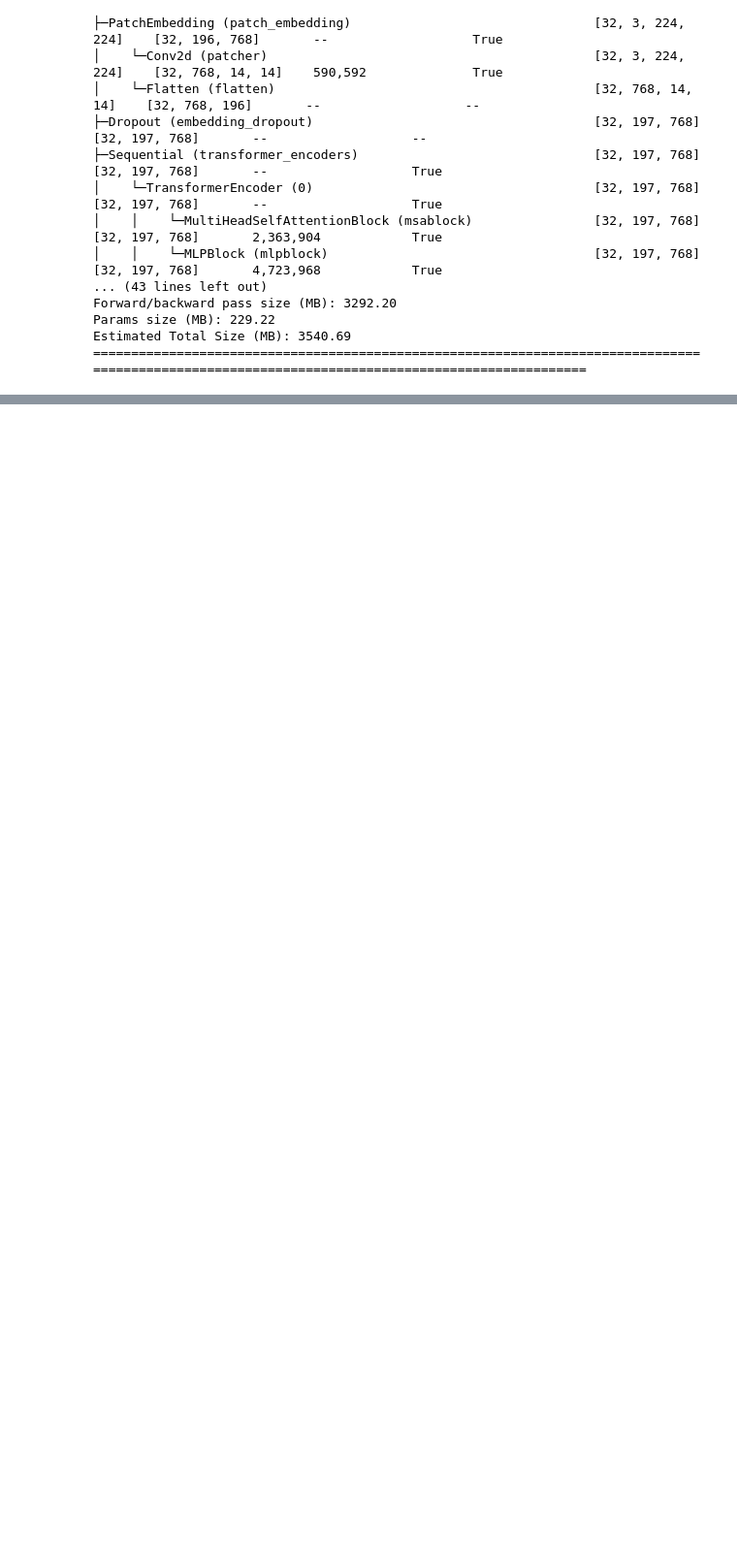
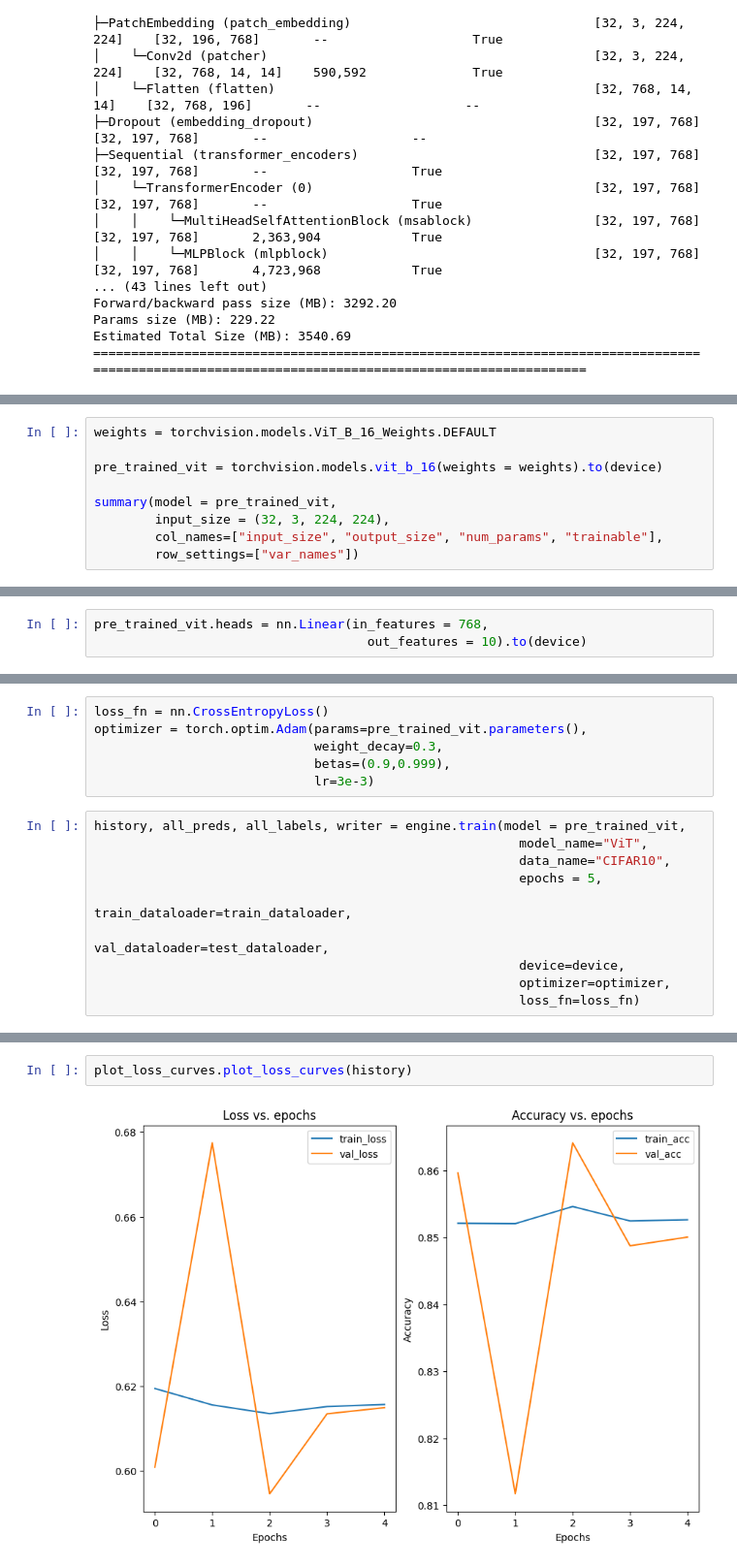
Before and after one commit to Warren-SJ/Experiment-Tracking-ML, a Jupyter notebook: ViT.ipynb, the cells around one changed output, grey strips where cells are left out. Shown at 97% size. Saved outputs shown, nothing was run; the diff lists cells and outputs as text; blank space fills up the shorter version.

```diff
--- a/ViT.ipynb
+++ b/ViT.ipynb
@@ -761,0 +823,9 @@ Estimated Total Size (MB): 3540.69
+# %%
+weights = torchvision.models.ViT_B_16_Weights.DEFAULT
+
+pre_trained_vit = torchvision.models.vit_b_16(weights = weights).to(device)
+
+summary(model = pre_trained_vit,
+        input_size = (32, 3, 224, 224),
+        col_names=["input_size", "output_size", "num_params", "trainable"],
+        row_settings=["var_names"])
@@ -761,0 +876,3 @@ Estimated Total Size (MB): 3540.69
+# %%
+pre_trained_vit.heads = nn.Linear(in_features = 768,
+                                    out_features = 10).to(device)
@@ -761,0 +902,16 @@ Estimated Total Size (MB): 3540.69
+# %%
+loss_fn = nn.CrossEntropyLoss()
+optimizer = torch.optim.Adam(params=pre_trained_vit.parameters(),
+                             weight_decay=0.3,
+                             betas=(0.9,0.999),
+                             lr=3e-3)
+# %%
+history, all_preds, all_labels, writer = engine.train(model = pre_trained_vit,
+                                                        model_name="ViT",
+                                                        data_name="CIFAR10",
+                                                        epochs = 5,
+                                                        train_dataloader=train_dataloader,
+                                                        val_dataloader=test_dataloader,
+                                                        device=device,
+                                                        optimizer=optimizer,
+                                                        loss_fn=loss_fn)
@@ -761,0 +926,4 @@ Estimated Total Size (MB): 3540.69
+# %%
+plot_loss_curves.plot_loss_curves(history)
+# %% [output]
+[figure, added]
```
Also changed, not shown: parts of 17 cells of this notebook, 5 other files.
